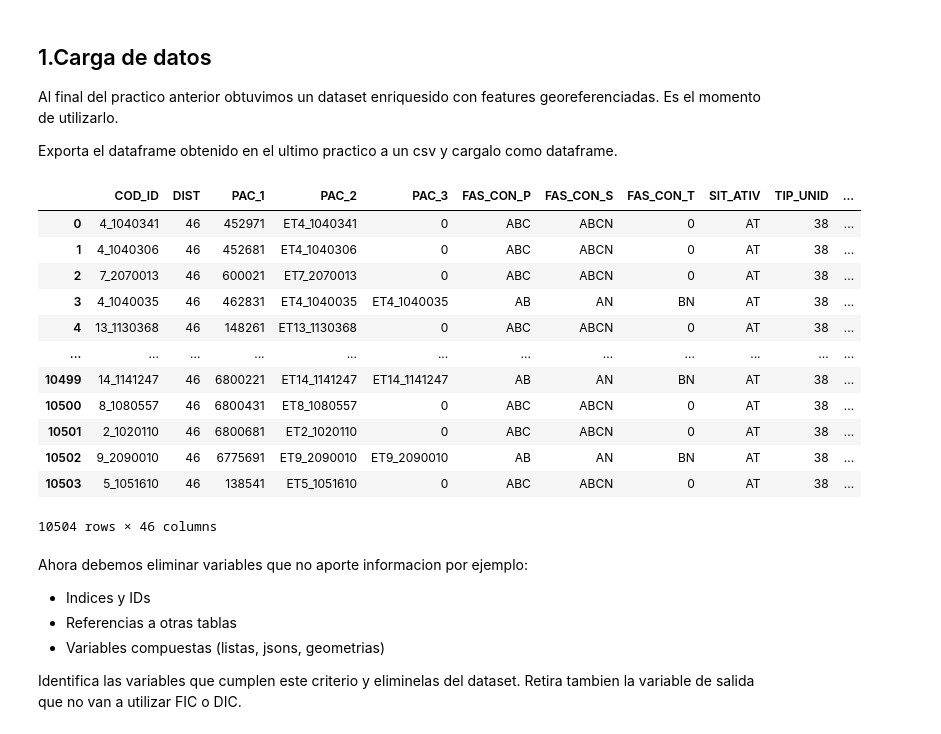
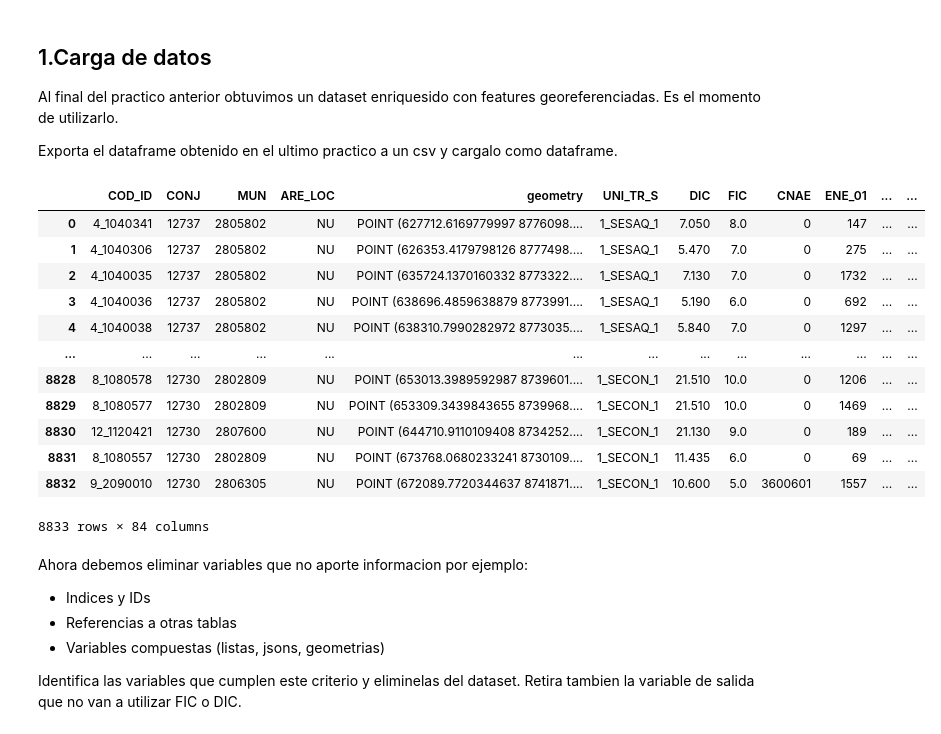
Before and after one commit to georeference-ML-mentoria/Intro-Aprendizaje-Automatico-, a Jupyter notebook: Practico_IAA.ipynb, the cells around one changed output. Saved outputs shown, nothing was run; the diff lists cells and outputs as text; code cells hidden in the pictures.

```diff
--- a/Practico_IAA.ipynb
+++ b/Practico_IAA.ipynb
@@ -24,22 +24,22 @@ Al final del practico anterior obtuvimos un dataset enriquesido con features geo
 
 Exporta el dataframe obtenido en el ultimo practico a un csv y cargalo como dataframe.
 # %%
-dataframe = pd.read_csv('./data/post_curation.csv', sep=';')
+dataframe = pd.read_csv('./data/curated_data.csv', sep='\t')
 dataframe
 # %% [output]
-|  | COD_ID | DIST | PAC_1 | PAC_2 | PAC_3 | FAS_CON_P | FAS_CON_S | FAS_CON_T | SIT_ATIV | TIP_UNID | ... |
-| 0 | 4_1040341 | 46 | 452971 | ET4_1040341 | 0 | ABC | ABCN | 0 | AT | 38 | ... |
-| 1 | 4_1040306 | 46 | 452681 | ET4_1040306 | 0 | ABC | ABCN | 0 | AT | 38 | ... |
-| 2 | 7_2070013 | 46 | 600021 | ET7_2070013 | 0 | ABC | ABCN | 0 | AT | 38 | ... |
-| 3 | 4_1040035 | 46 | 462831 | ET4_1040035 | ET4_1040035 | AB | AN | BN | AT | 38 | ... |
-| 4 | 13_1130368 | 46 | 148261 | ET13_1130368 | 0 | ABC | ABCN | 0 | AT | 38 | ... |
-| ... | ... | ... | ... | ... | ... | ... | ... | ... | ... | ... | ... |
-| 10499 | 14_1141247 | 46 | 6800221 | ET14_1141247 | ET14_1141247 | AB | AN | BN | AT | 38 | ... |
-| 10500 | 8_1080557 | 46 | 6800431 | ET8_1080557 | 0 | ABC | ABCN | 0 | AT | 38 | ... |
-| 10501 | 2_1020110 | 46 | 6800681 | ET2_1020110 | 0 | ABC | ABCN | 0 | AT | 38 | ... |
-| 10502 | 9_2090010 | 46 | 6775691 | ET9_2090010 | ET9_2090010 | AB | AN | BN | AT | 38 | ... |
-| 10503 | 5_1051610 | 46 | 138541 | ET5_1051610 | 0 | ABC | ABCN | 0 | AT | 38 | ... |
+|  | COD_ID | CONJ | MUN | ARE_LOC | geometry | UNI_TR_S | DIC | FIC | CNAE | ENE_01 | ... | ... |
+| 0 | 4_1040341 | 12737 | 2805802 | NU | POINT (627712.6169779997 8776098.... | 1_SESAQ_1 | 7.050 | 8.0 | 0 | 147 | ... | ... |
+| 1 | 4_1040306 | 12737 | 2805802 | NU | POINT (626353.4179798126 8777498.... | 1_SESAQ_1 | 5.470 | 7.0 | 0 | 275 | ... | ... |
+| 2 | 4_1040035 | 12737 | 2805802 | NU | POINT (635724.1370160332 8773322.... | 1_SESAQ_1 | 7.130 | 7.0 | 0 | 1732 | ... | ... |
+| 3 | 4_1040036 | 12737 | 2805802 | NU | POINT (638696.4859638879 8773991.... | 1_SESAQ_1 | 5.190 | 6.0 | 0 | 692 | ... | ... |
+| 4 | 4_1040038 | 12737 | 2805802 | NU | POINT (638310.7990282972 8773035.... | 1_SESAQ_1 | 5.840 | 7.0 | 0 | 1297 | ... | ... |
+| ... | ... | ... | ... | ... | ... | ... | ... | ... | ... | ... | ... | ... |
+| 8828 | 8_1080578 | 12730 | 2802809 | NU | POINT (653013.3989592987 8739601.... | 1_SECON_1 | 21.510 | 10.0 | 0 | 1206 | ... | ... |
+| 8829 | 8_1080577 | 12730 | 2802809 | NU | POINT (653309.3439843655 8739968.... | 1_SECON_1 | 21.510 | 10.0 | 0 | 1469 | ... | ... |
+| 8830 | 12_1120421 | 12730 | 2807600 | NU | POINT (644710.9110109408 8734252.... | 1_SECON_1 | 21.130 | 9.0 | 0 | 189 | ... | ... |
+| 8831 | 8_1080557 | 12730 | 2802809 | NU | POINT (673768.0680233241 8730109.... | 1_SECON_1 | 11.435 | 6.0 | 0 | 69 | ... | ... |
+| 8832 | 9_2090010 | 12730 | 2806305 | NU | POINT (672089.7720344637 8741871.... | 1_SECON_1 | 10.600 | 5.0 | 3600601 | 1557 | ... | ... |
-10504 rows × 46 columns
+8833 rows × 84 columns
 # %% [markdown]
 Ahora debemos eliminar variables que no aporte informacion por ejemplo:
 
```
Also changed, not shown: parts of 2 cells of this notebook.
